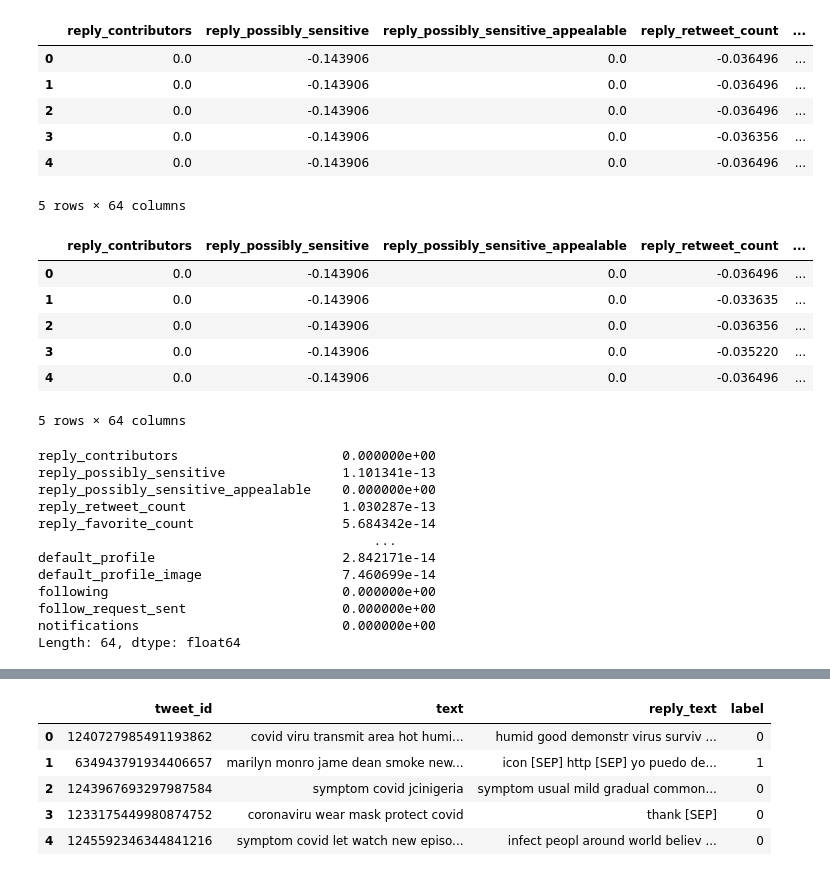
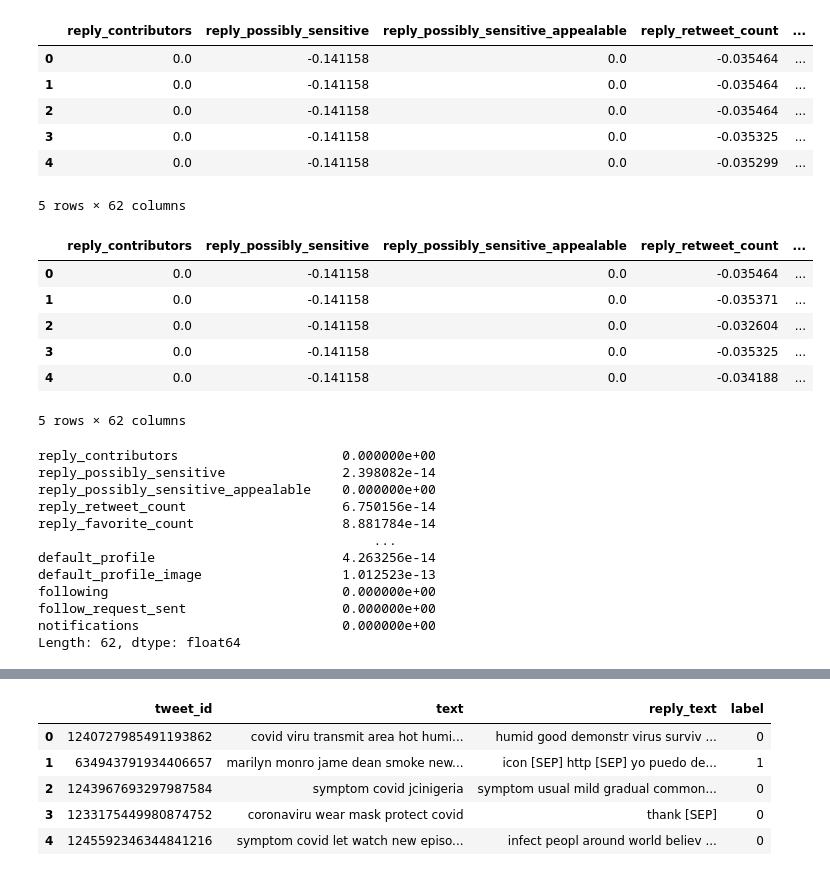
Before and after one commit to HandanYU/Rumour-detection, a Jupyter notebook: experiment.ipynb, the cells around one changed output, grey strips where cells are left out. Drawn from its saved outputs; the diff is of its cells as text; code cells hidden in the pictures.

```diff
--- a/experiment.ipynb
+++ b/experiment.ipynb
@@ -59,40 +59,40 @@ memory usage: 276.5 KB
 # %%
-train_stat.drop(columns=['Unnamed: 0', 'contributors'], inplace=True)
+train_stat.drop(columns=['Unnamed: 0','label'], inplace=True)
 train_stat.head()
 # %% [output]
 |  | reply_contributors | reply_possibly_sensitive | reply_possibly_sensitive_appealable | reply_retweet_count | ... |
-| 0 | 0.0 | -0.143906 | 0.0 | -0.036496 | ... |
-| 1 | 0.0 | -0.143906 | 0.0 | -0.036496 | ... |
-| 2 | 0.0 | -0.143906 | 0.0 | -0.036496 | ... |
-| 3 | 0.0 | -0.143906 | 0.0 | -0.036356 | ... |
-| 4 | 0.0 | -0.143906 | 0.0 | -0.036496 | ... |
+| 0 | 0.0 | -0.141158 | 0.0 | -0.035464 | ... |
+| 1 | 0.0 | -0.141158 | 0.0 | -0.035464 | ... |
+| 2 | 0.0 | -0.141158 | 0.0 | -0.035464 | ... |
+| 3 | 0.0 | -0.141158 | 0.0 | -0.035325 | ... |
+| 4 | 0.0 | -0.141158 | 0.0 | -0.035299 | ... |
-5 rows × 64 columns
+5 rows × 62 columns
 # %%
-dev_stat.drop(columns=['Unnamed: 0', 'contributors'], inplace=True)
+dev_stat.drop(columns=['Unnamed: 0','label'], inplace=True)
 dev_stat.head()
 # %% [output]
 |  | reply_contributors | reply_possibly_sensitive | reply_possibly_sensitive_appealable | reply_retweet_count | ... |
-| 0 | 0.0 | -0.143906 | 0.0 | -0.036496 | ... |
-| 1 | 0.0 | -0.143906 | 0.0 | -0.033635 | ... |
-| 2 | 0.0 | -0.143906 | 0.0 | -0.036356 | ... |
-| 3 | 0.0 | -0.143906 | 0.0 | -0.035220 | ... |
-| 4 | 0.0 | -0.143906 | 0.0 | -0.036496 | ... |
+| 0 | 0.0 | -0.141158 | 0.0 | -0.035464 | ... |
+| 1 | 0.0 | -0.141158 | 0.0 | -0.035371 | ... |
+| 2 | 0.0 | -0.141158 | 0.0 | -0.032604 | ... |
+| 3 | 0.0 | -0.141158 | 0.0 | -0.035325 | ... |
+| 4 | 0.0 | -0.141158 | 0.0 | -0.034188 | ... |
-5 rows × 64 columns
+5 rows × 62 columns
 # %%
 train_stat.sum()
 # %% [output]
 reply_contributors                     0.000000e+00
-reply_possibly_sensitive               1.101341e-13
+reply_possibly_sensitive               2.398082e-14
 reply_possibly_sensitive_appealable    0.000000e+00
-reply_retweet_count                    1.030287e-13
-reply_favorite_count                   5.684342e-14
+reply_retweet_count                    6.750156e-14
+reply_favorite_count                   8.881784e-14
                                            ...
-default_profile                        2.842171e-14
-default_profile_image                  7.460699e-14
+default_profile                        4.263256e-14
+default_profile_image                  1.012523e-13
 following                              0.000000e+00
 follow_request_sent                    0.000000e+00
 notifications                          0.000000e+00
-Length: 64, dtype: float64
+Length: 62, dtype: float64
 # %%
 dev_zero = []
 for column in dev_stat.columns:
```
Also changed, not shown: parts of 12 cells of this notebook.
